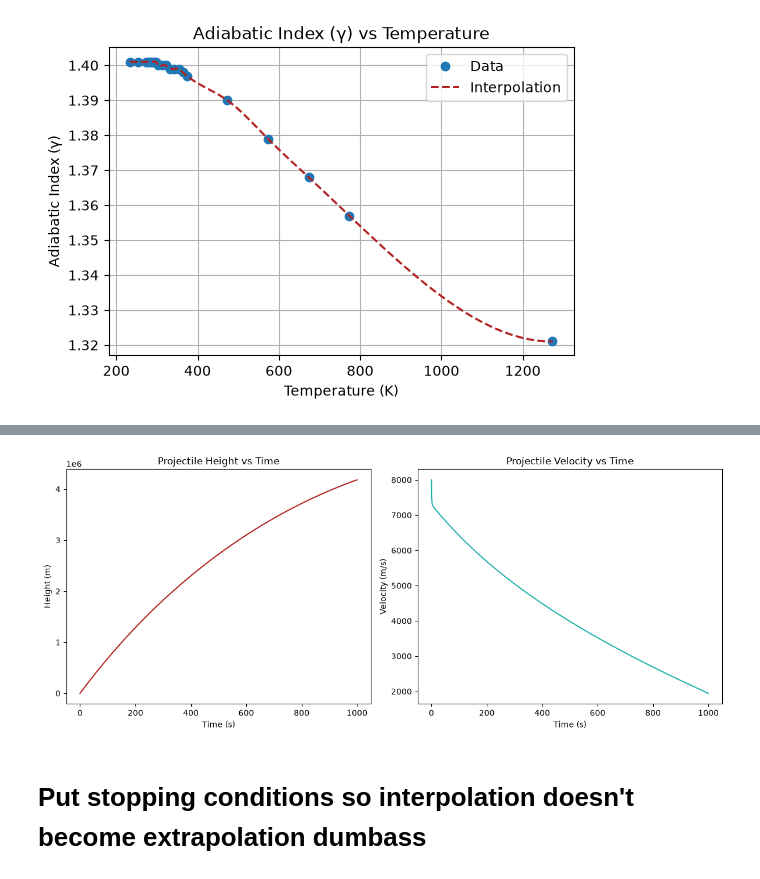
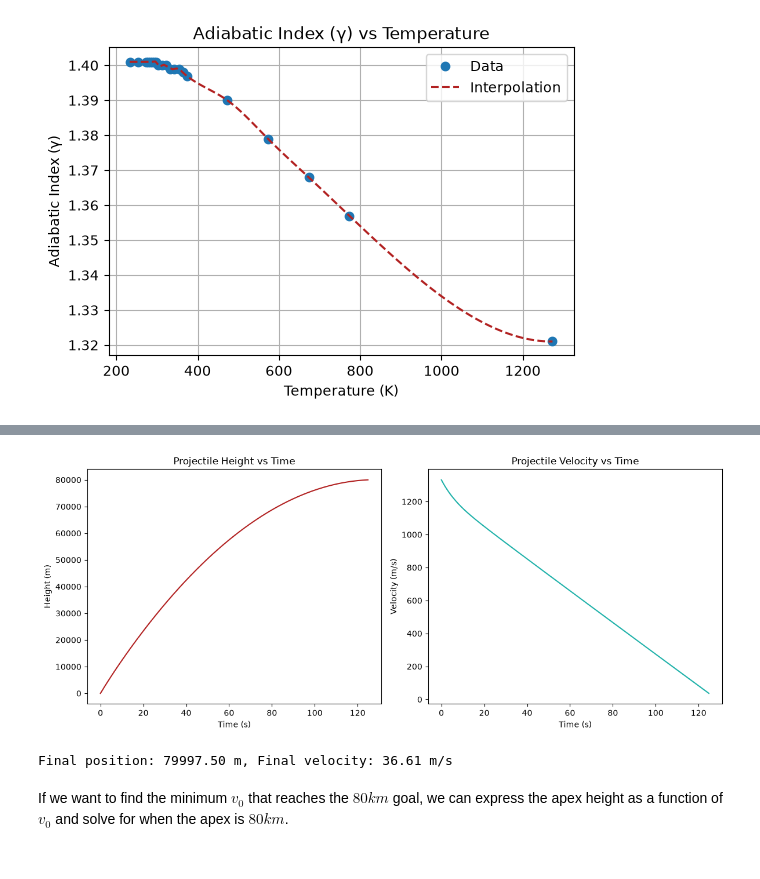
Before and after one commit to GrayNoire/Modeling-Drag, a Jupyter notebook: problem3.ipynb, the cells around one changed output, grey strips where cells are left out. Saved outputs shown, nothing was run; the diff lists cells and outputs as text; code cells hidden in the pictures.

Commit message:
Found the minimum v0 to get the rocket to 80km without using fuel

```diff
--- a/problem3.ipynb
+++ b/problem3.ipynb
@@ -207,74 +285,52 @@ R_specific = R / M_m
 def v_sound(y):
     # If T is outside
     T = funcs['Temperature'](y)
-    gamma = f_gamma(T)
-    print(f"At altitude {y} m, Temperature = {T:.2f} K, Adiabatic Index (γ) = {gamma:.4f}")
-    return np.sqrt(gamma * R_specific * T)
+    gam = gamma(T)
+    return np.sqrt(gam * R_specific * T)
 
 def mach_number(y, v):
-    return v / v_sound(y)
+    return abs(v) / v_sound(y)
 
 def drag_coeff(y, v):
     M = mach_number(y, v)
+    return drag_coeff_M(M)
 
-    if M <= 0.6:
-        return 0.208333*M**2 - 0.25*M + 0.46
+# Plot the drag coefficient for a range of Mach numbers
+mach_numbers = np.linspace(0, 5, 100)
+drag_coeffs = [drag_coeff(0, M * v_sound(0)) for M in mach_numbers]
 
-    elif 0.6 < M <= 0.8:
-        return 1.25*M**3 - 2.125*M**2 + 1.2*M + 0.16
-
-    elif 0.8 < M <= 0.95:
-        return 10.37037*M**3 - 22.88889*M**2 + 16.91111*M - 3.78963
-
-    elif 0.95 < M <= 1.05:
-        return -30*M**3 + 88.5*M**2 - 85.425*M + 27.51375
-
-    elif 1.05 < M <= 1.15:
-        return -20*M**3 + 60*M**2 - 58.65*M + 19.245
-
-    elif 1.15 < M <= 1.3:
-        return 11.85185*M**3 - 44.88889*M**2 + 56.22222*M - 22.58519
-
-    elif 1.3 < M <= 2:
-        return -0.04373178*M**3 + 0.3236152*M**2 - 1.1019679*M + 1.554752
-
-    elif 2 < M <= 3.25:
-        return 0.01024*M**3 - 0.00864*M**2 - 0.33832*M + 1.08928
-
-    elif 3.25 < M <= 4.5:
-        return -0.01408*M**3 + 0.19168*M**2 - 0.86976*M + 1.53544
-
-    elif M > 4.5:
-        return 0.22
-
-    else:
-        raise ValueError("Mach number is out of the expected range.")
+def cross_area(D):
+    return np.pi * (D/2)**2
 
 def c_func(y, v):
     rho = funcs['Density'](y)
     c_D = drag_coeff(y, v)
-    return 0.5 * c_D * rho * D**2
+    A = cross_area(D)
+    return 0.5 * c_D * rho * A
 
 def solve_rocket_motion(v0, t_max=50):
     # Solve the differential equation
+
+    # Equation 1
     def vp(y, v):
         g = funcs['g'](y)
         c = c_func(y, v)
-        return -g - (c/m)*v**2
+        return -g - (c/m) * v * abs(v)
 
     def state(t, z):
         y, v = z
         return [v, vp(y, v)]
 
     t_span = (0, t_max)
-    t_eval = np.linspace(0, t_max, 1000)
+    t_eval = np.linspace(0, t_max, 100000)
 
+    # Initial conditions
     z0 = [0, v0]
 
     # Want to find when the rocket reaches 80 km altitude
     def reach_goal(t, z):
         return z[0] - 80000
-    # reach_goal.terminal = True
+    reach_goal.terminal = True
 
     def hit_ground(t, z):
         return z[0]
@@ -286,15 +342,20 @@ def solve_rocket_motion(v0, t_max=50):
         t_span,
         z0,
         t_eval=t_eval,
-        events=[reach_goal, hit_ground]
+        events=[reach_goal, hit_ground],
+        rtol=1e-10, atol=1e-9
     )
 
     t = sol.t
     y = sol.y[0]
     v = sol.y[1]
 
-    if sol.status == 1 and len(sol.t_events[0]) > 0:
-        print(f"Rocket reached 80 km altitude at t = {sol.t_events[0][0]:.2f} s")
+    if sol.status == 1:
+        if len(sol.t_events[0]) > 0:
+            print(f"Rocket reached 80 km altitude at t = {sol.t_events[0][0]:.2f} s")
+        if len(sol.t_events[1]) > 0:
+            print(f"Rocket hit the ground at t = {sol.t_events[1][0]:.2f} s")
+
 
     colors = ['firebrick', 'lightseagreen']
 
@@ -314,5 +375,8 @@ def solve_rocket_motion(v0, t_max=50):
 
     plt.show()
 
-solve_rocket_motion(v0=8000, t_max=1000)
+    return t, y, v
+
+sol = solve_rocket_motion(v0=1332, t_max=10000)
+print("Final position: {:.2f} m, Final velocity: {:.2f} m/s".format(sol[1][-1], sol[2][-1]))
 # %% [output]
@@ -336,3 +384,4 @@ At altitude 4182314.9226552863 m, Temperature = 198.64 K, Adiabatic Index (γ) =
-[figure, old version]
+[figure, new version]
+Final position: 79997.50 m, Final velocity: 36.61 m/s
-# %% [markdown]
-# Put stopping conditions so interpolation doesn't become extrapolation dumbass
+# %% [markdown]
+If we want to find the minimum $v_0$ that reaches the $80km$ goal, we can express the apex height as a function of $v_0$ and solve for when the apex is $80km$.
```
Also changed, not shown: parts of 9 cells of this notebook, 2 other files.
